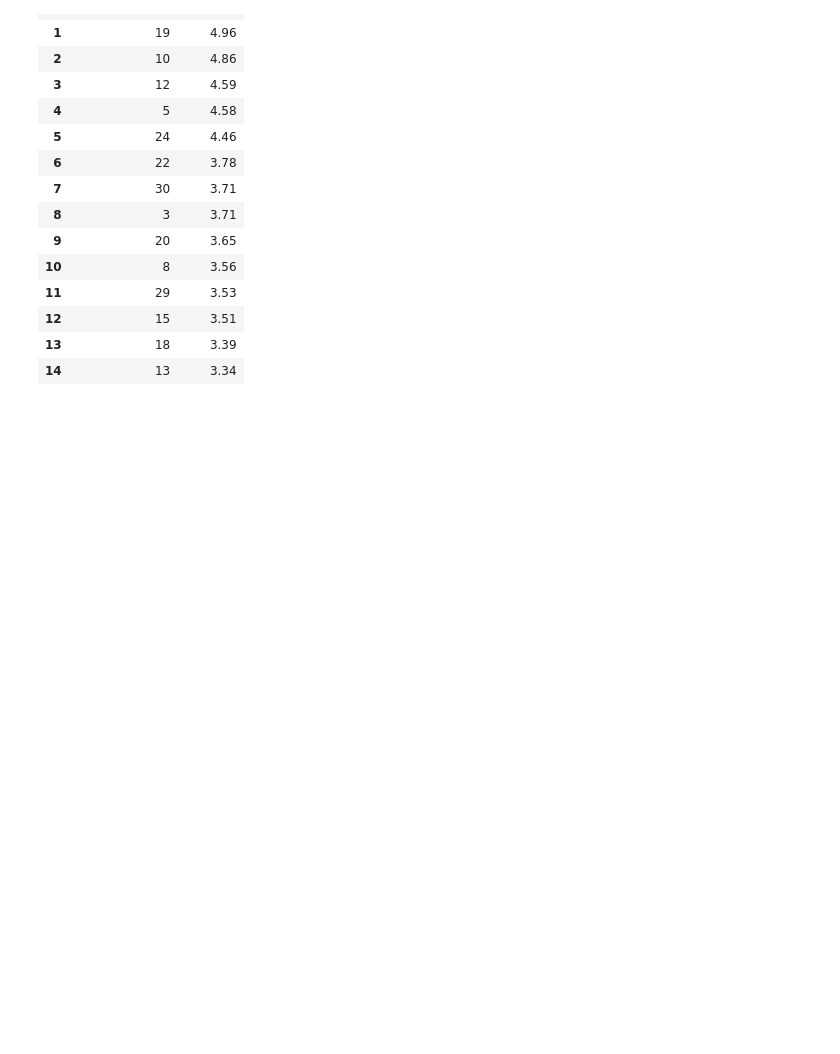
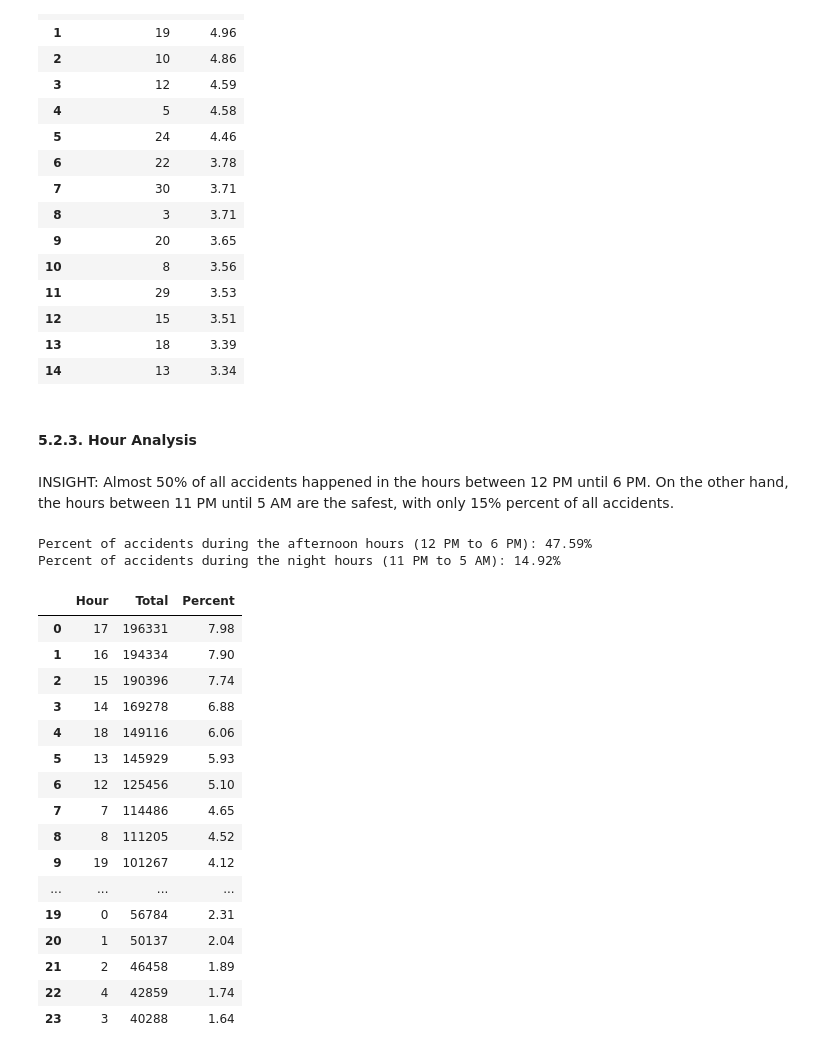
Before and after one commit to lyubol/Exploratory-Data-Analysis, a Jupyter notebook: EDA - US Accidents/US Accidents-checkpoint.ipynb, the cells around one changed output. Saved outputs shown, nothing was run; the diff lists cells and outputs as text; code cells hidden in the pictures; blank space fills up the shorter version.

Commit message:
1. Added new logic to the Time Analysis; 2. Started Weather Conditions Analysis.

```diff
--- a/EDA - US Accidents/US Accidents-checkpoint.ipynb
+++ b/EDA - US Accidents/US Accidents-checkpoint.ipynb
@@ -637,3 +637,48 @@ df_accidents_by_day_friday = (
 | 12 | 15 | 3.51 |
 | 13 | 18 | 3.39 |
 | 14 | 13 | 3.34 |
+# %% [markdown]
+#### 5.2.3. Hour Analysis
+# %% [markdown]
+INSIGHT: Almost 50% of all accidents happened in the hours between 12 PM until 6 PM. On the other hand, the hours between 11 PM until 5 AM are the safest, with only 15% percent of all accidents.
+# %%
+df_accidents_hours = (
+    df["Start_Time"]
+    .dt.hour
+    .value_counts()
+    .reset_index()
+    .rename(columns={"index":"Hour", "Start_Time":"Total"})
+)
+
+df_accidents_hours["Percent"] = (
+    round((df_accidents_hours["Total"] / df_accidents_hours["Total"].sum()) * 100, 2)
+)
+
+afternoon_accidents_percent = (df_accidents_hours[df_accidents_hours["Hour"].isin([12,13,14,15,16,17,18])]["Percent"].sum())
+print(f"Percent of accidents during the afternoon hours (12 PM to 6 PM): {afternoon_accidents_percent}%")
+
+night_time_accidents_percent = (df_accidents_hours[df_accidents_hours["Hour"].isin([23, 0, 1, 2, 3, 4, 5])]["Percent"].sum())
+print(f"Percent of accidents during the night hours (11 PM to 5 AM): {night_time_accidents_percent}%")
+
+
+df_accidents_hours.head(24)
+# %% [output]
+Percent of accidents during the afternoon hours (12 PM to 6 PM): 47.59%
+Percent of accidents during the night hours (11 PM to 5 AM): 14.92%
+|  | Hour | Total | Percent |
+| 0 | 17 | 196331 | 7.98 |
+| 1 | 16 | 194334 | 7.90 |
+| 2 | 15 | 190396 | 7.74 |
+| 3 | 14 | 169278 | 6.88 |
+| 4 | 18 | 149116 | 6.06 |
+| 5 | 13 | 145929 | 5.93 |
+| 6 | 12 | 125456 | 5.10 |
+| 7 | 7 | 114486 | 4.65 |
+| 8 | 8 | 111205 | 4.52 |
+| 9 | 19 | 101267 | 4.12 |
+| ... | ... | ... | ... |
+| 19 | 0 | 56784 | 2.31 |
+| 20 | 1 | 50137 | 2.04 |
+| 21 | 2 | 46458 | 1.89 |
+| 22 | 4 | 42859 | 1.74 |
+| 23 | 3 | 40288 | 1.64 |
```
Also changed, not shown: parts of 27 cells of this notebook.
